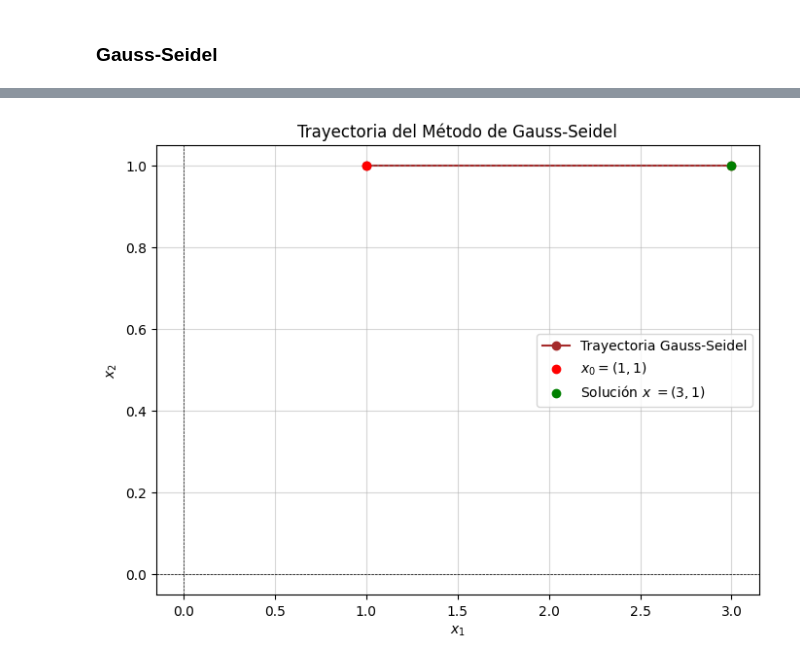
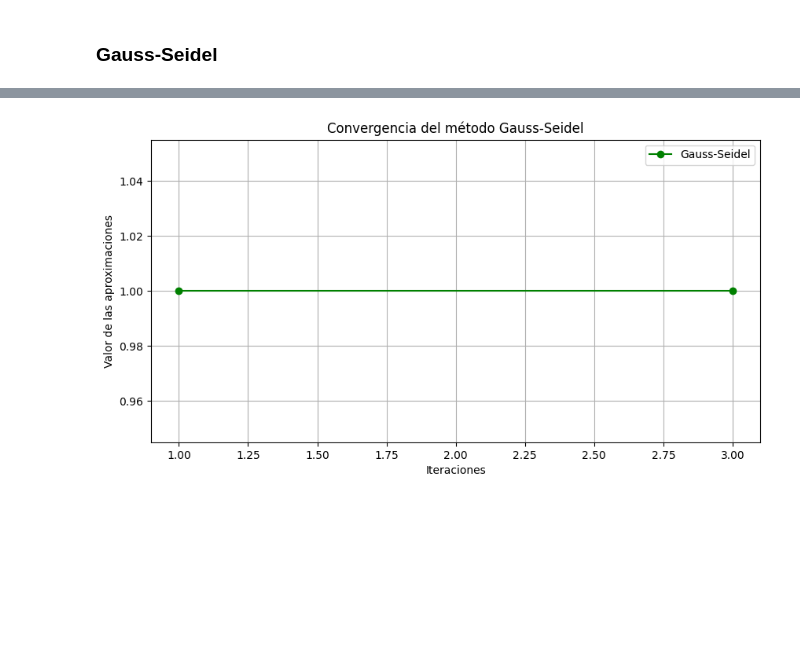
Before and after one commit to Erickezro/metodos-fuente, a Jupyter notebook: Taller 25-01-25.ipynb, the cells around one changed output, grey strips where cells are left out. Cells and saved outputs as stored; diff of their text form; code cells hidden in the pictures; blank space fills up the shorter version.

```diff
--- a/Taller 25-01-25.ipynb
+++ b/Taller 25-01-25.ipynb
@@ -177,41 +212,25 @@ sol, trayec_seidel= gauss_seidel(A=A2, b=b2, x0=x0, tol=0.01, max_iter=100)
-# %%
-import matplotlib.pyplot as plt
-import numpy as np
-
-# Solución esperada
-solution = np.array([3, 1])
-
-# Supongamos que `tray_seidel` contiene el historial de puntos en forma de listas o arreglos
-tray_seidel_points = np.array([t.flatten() for t in trayec_seidel])  # Convertir a un arreglo 2D
-
-# Crear la figura
-plt.figure(figsize=(8, 6))
-
-# Graficar la trayectoria del método Gauss-Seidel
-plt.plot(
-    tray_seidel_points[:, 0], tray_seidel_points[:, 1],
-    'o-', label="Trayectoria Gauss-Seidel", color="brown"
-)
-
-# Puntos destacados: el inicial y la solución
-plt.scatter(tray_seidel_points[0, 0], tray_seidel_points[0, 1], color='red', label="$x_0 = (1, 1)$", zorder=5)
-plt.scatter(solution[0], solution[1], color='green', label="Solución $x^ = (3, 1)$", zorder=5)
-
-# Líneas que conectan cada iteración con la solución
-for point in tray_seidel_points:
-    plt.plot([point[0], solution[0]], [point[1], solution[1]], linestyle="dotted", color="gray", alpha=0.5)
-
-# Configuración de la gráfica
-plt.title("Trayectoria del Método de Gauss-Seidel")
-plt.xlabel("$x_1$")
-plt.ylabel("$x_2$")
-plt.axhline(0, color='black', linewidth=0.5, linestyle="--")
-plt.axvline(0, color='black', linewidth=0.5, linestyle="--")
-plt.grid(alpha=0.5)
-plt.legend()
-plt.show()
-# %% [output]
-[figure, removed]
+# %%
+# Extraer las trayectorias (valores de las aproximaciones) en cada iteración
+tray_x_seidel = [point[0, 0] for point in trayec_seidel]
+tray_y_seidel = [point[1, 0] for point in trayec_seidel]
+
+# Graficar
+plt.figure(figsize=(10, 5))
+
+# Graficar la trayectoria de Gauss-Seidel
+plt.plot(tray_x_seidel, tray_y_seidel, label='Gauss-Seidel', color='green', marker='o')
+
+# Etiquetas y título
+plt.xlabel("Iteraciones")
+plt.ylabel("Valor de las aproximaciones")
+plt.title("Convergencia del método Gauss-Seidel")
+plt.legend()
+plt.grid()
+
+# Mostrar la gráfica
+plt.show()
+# %% [output]
+[figure, added]
 # %%
 import numpy as np
 import matplotlib.pyplot as plt
```
Also changed, not shown: parts of 11 cells of this notebook.
